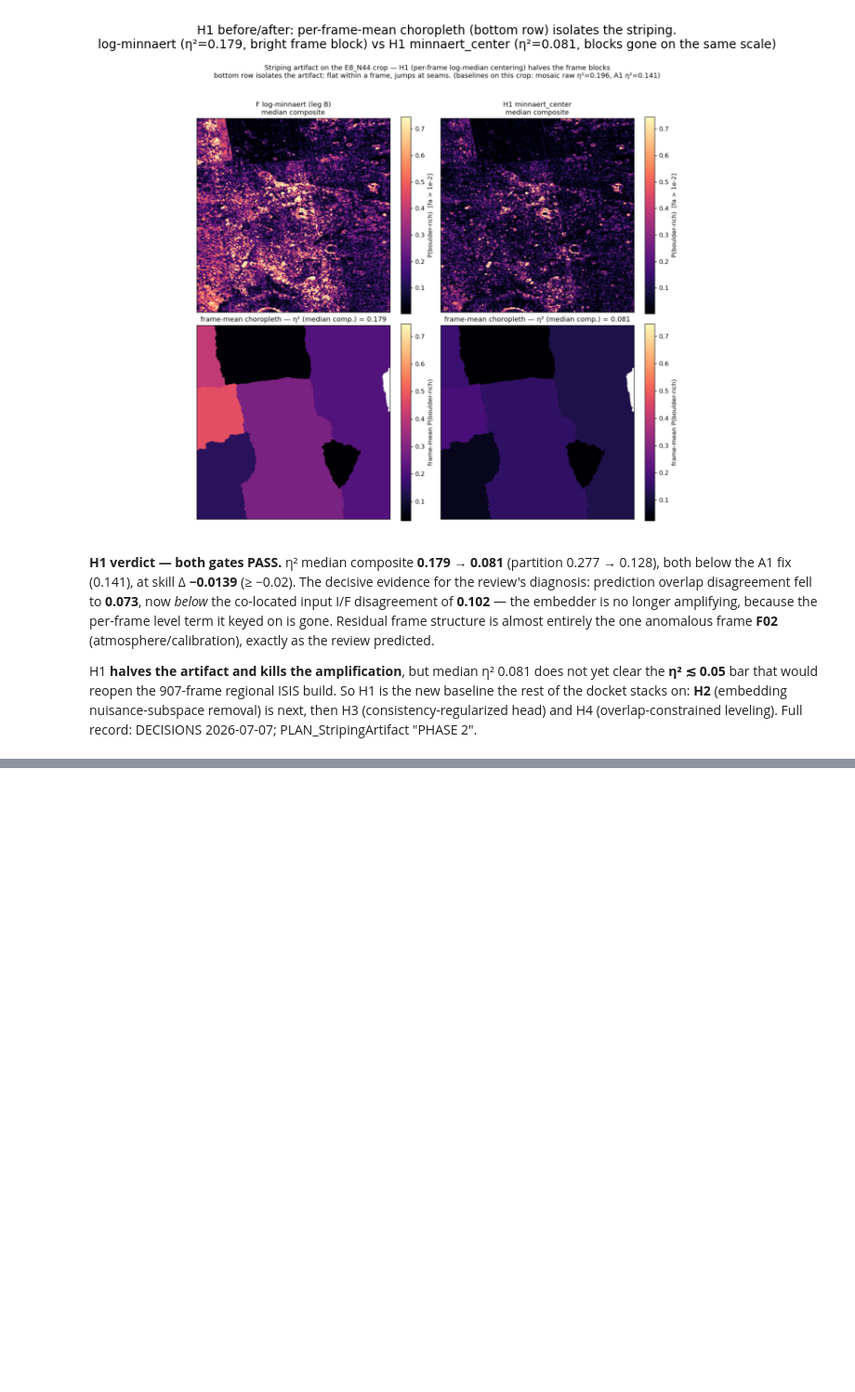
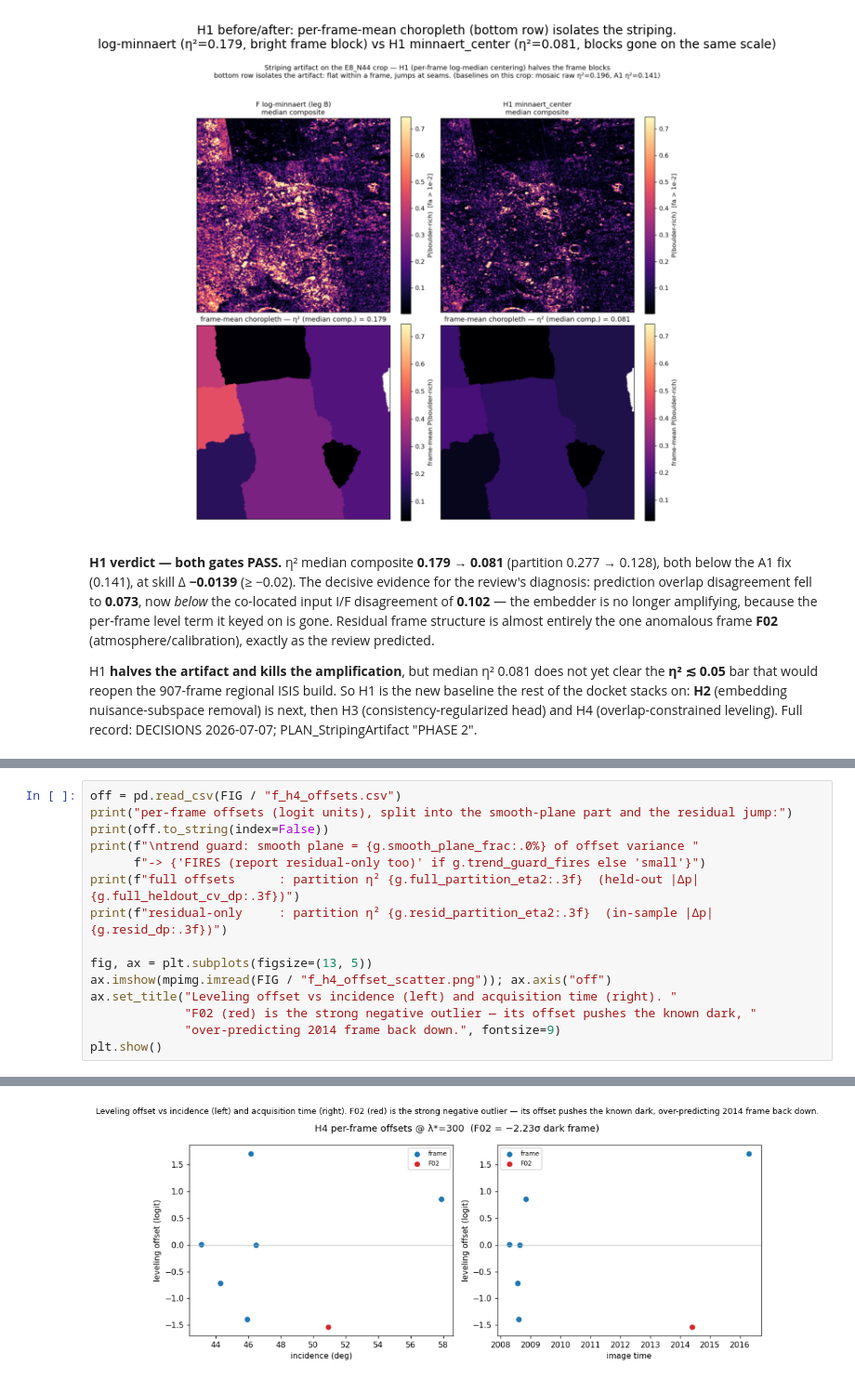
Before and after one commit to brianvamaro/hirise2ctx, a Jupyter notebook: notebooks/28_f_verdict.ipynb, the cells around one changed output, grey strips where cells are left out. Shown at 93% size. Drawn from its saved outputs; the diff is of its cells as text; blank space fills up the shorter version.

```diff
--- a/notebooks/28_f_verdict.ipynb
+++ b/notebooks/28_f_verdict.ipynb
@@ -267,0 +472,16 @@ rest of the docket stacks on: **H2** (embedding nuisance-subspace removal) is ne
+# %%
+off = pd.read_csv(FIG / "f_h4_offsets.csv")
+print("per-frame offsets (logit units), split into the smooth-plane part and the residual jump:")
+print(off.to_string(index=False))
+print(f"\ntrend guard: smooth plane = {g.smooth_plane_frac:.0%} of offset variance "
+      f"-> {'FIRES (report residual-only too)' if g.trend_guard_fires else 'small'}")
+print(f"full offsets      : partition η² {g.full_partition_eta2:.3f}  (held-out |Δp| {g.full_heldout_cv_dp:.3f})")
+print(f"residual-only     : partition η² {g.resid_partition_eta2:.3f}  (in-sample |Δp| {g.resid_dp:.3f})")
+
+fig, ax = plt.subplots(figsize=(13, 5))
+ax.imshow(mpimg.imread(FIG / "f_h4_offset_scatter.png")); ax.axis("off")
+ax.set_title("Leveling offset vs incidence (left) and acquisition time (right). "
+             "F02 (red) is the strong negative outlier — its offset pushes the known dark, "
+             "over-predicting 2014 frame back down.", fontsize=9)
+plt.show()
+# %% [output]
@@ -267,0 +501 @@ rest of the docket stacks on: **H2** (embedding nuisance-subspace removal) is ne
+[figure, added]
```
Also changed, not shown: parts of 17 cells of this notebook, 20 other files.
